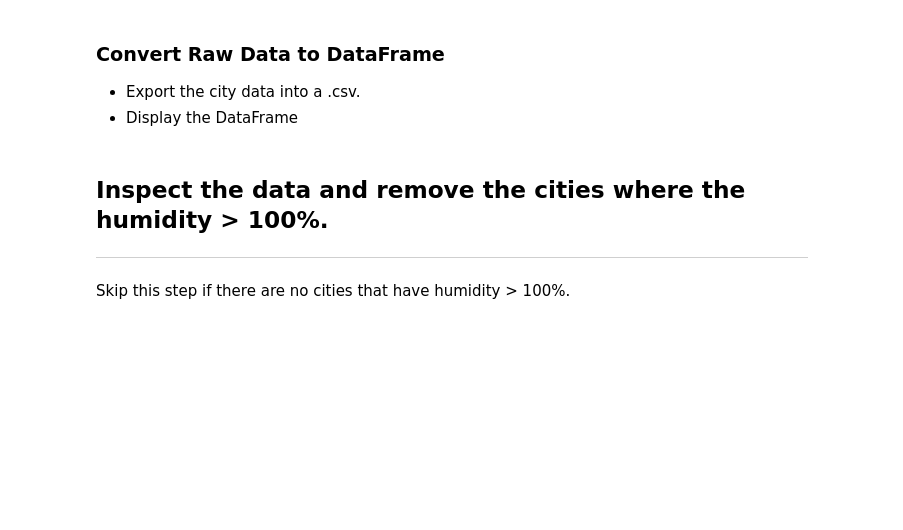
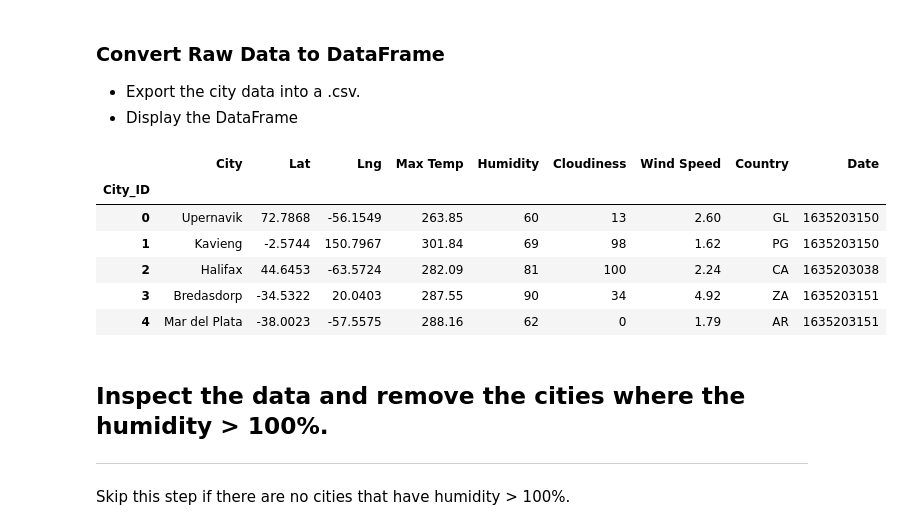
Before and after one commit to epurwant0/python-api-challenge, a Jupyter notebook: starter_code/WeatherPy.ipynb, the cells around one changed output. Saved outputs shown, nothing was run; the diff lists cells and outputs as text; code cells hidden in the pictures; blank space fills up the shorter version.

```diff
--- a/starter_code/WeatherPy.ipynb
+++ b/starter_code/WeatherPy.ipynb
@@ -90,25 +93,34 @@ print(f'-----------------------------\nData Retrieval Complete.\nFound {len(city
 * Export the city data into a .csv.
 * Display the DataFrame
 # %%
-cityData_df = pd.DataFrame(columns = ['City', 'Lat', 'Lng', 'Max Temp', 'Humidity', 'Cloudiness', 'Wind Speed', 'Country', 'Date'])
+cityData_df = pd.DataFrame(columns = ['City', 'Lat', 'Lng', 'Max Temp', 'Humidity', 'Cloudiness', 'Wind Speed',
+                                      'Country', 'Date'])
 dfCount = 0
 for data in cityData:
     dfCount = dfCount + 1
     curCityInfo = {
         "City" : data['name'],
         "Lat" : data['coord']['lat'],
         "Lng" : data['coord']['lon'],
         "Max Temp" : round(data['main']['temp_max'], 2),
         "Humidity" : data['main']['humidity'],
         "Cloudiness" : data['clouds']['all'],
         "Wind Speed" : data['wind']['speed'],
         "Country" : data['sys']['country'],
         "Date" : data['dt']
     }
 
     cityData_df = cityData_df.append(curCityInfo, ignore_index = True)
 cityData_df = cityData_df.rename_axis('City_ID')
 cityData_df.head()
+# %% [output]
+|  | City | Lat | Lng | Max Temp | Humidity | Cloudiness | Wind Speed | Country | Date |
+| City_ID |  |  |  |  |  |  |  |  |  |
+| 0 | Upernavik | 72.7868 | -56.1549 | 263.85 | 60 | 13 | 2.60 | GL | 1635203150 |
+| 1 | Kavieng | -2.5744 | 150.7967 | 301.84 | 69 | 98 | 1.62 | PG | 1635203150 |
+| 2 | Halifax | 44.6453 | -63.5724 | 282.09 | 81 | 100 | 2.24 | CA | 1635203038 |
+| 3 | Bredasdorp | -34.5322 | 20.0403 | 287.55 | 90 | 34 | 4.92 | ZA | 1635203151 |
+| 4 | Mar del Plata | -38.0023 | -57.5575 | 288.16 | 62 | 0 | 1.79 | AR | 1635203151 |
 # %%
 cityData_csv = cityData_df.to_csv(output_data_file, index_label = 'City_ID')
 # %% [markdown]
```
Also changed, not shown: parts of 15 cells of this notebook, 6 other files.
